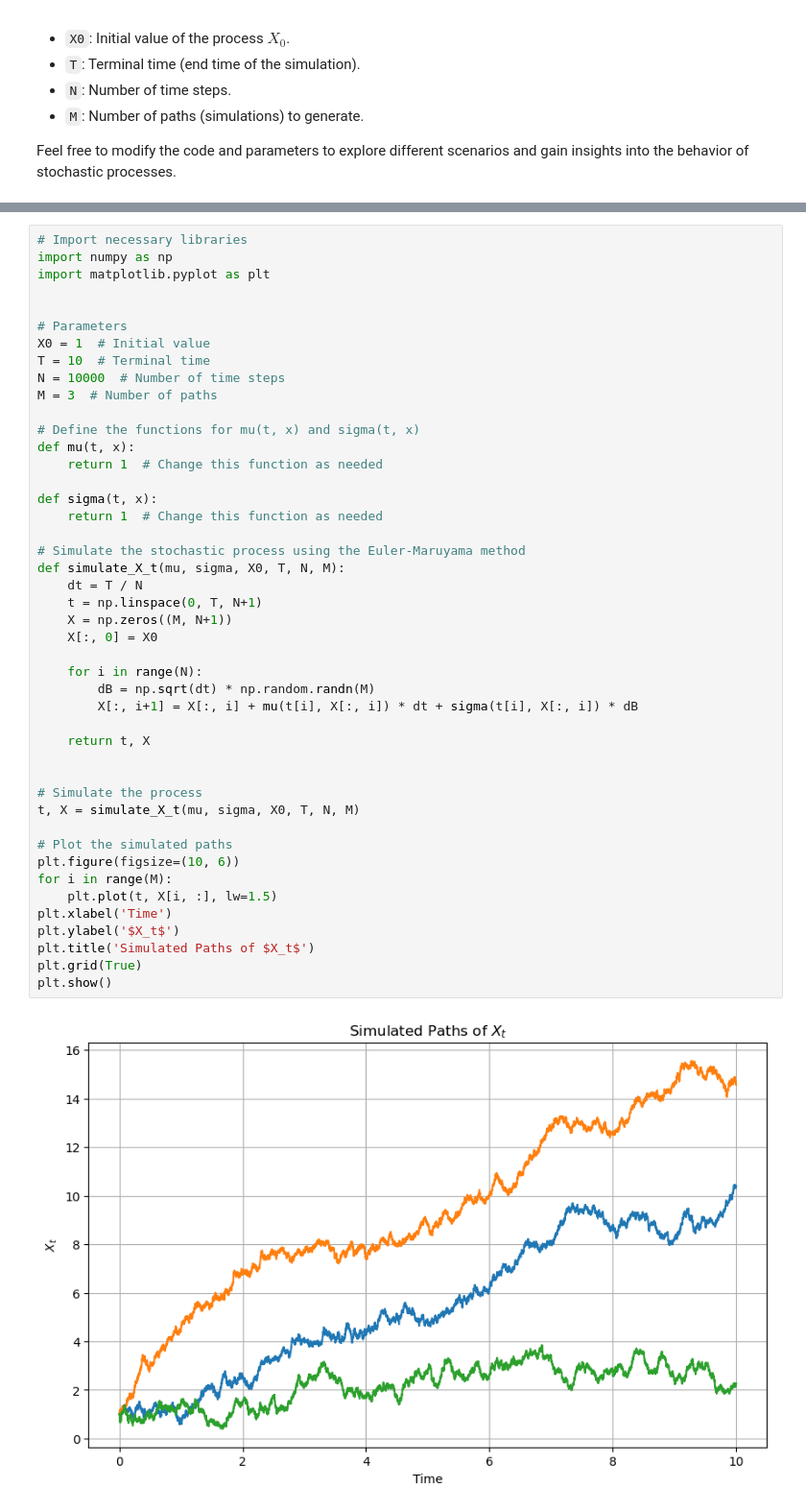
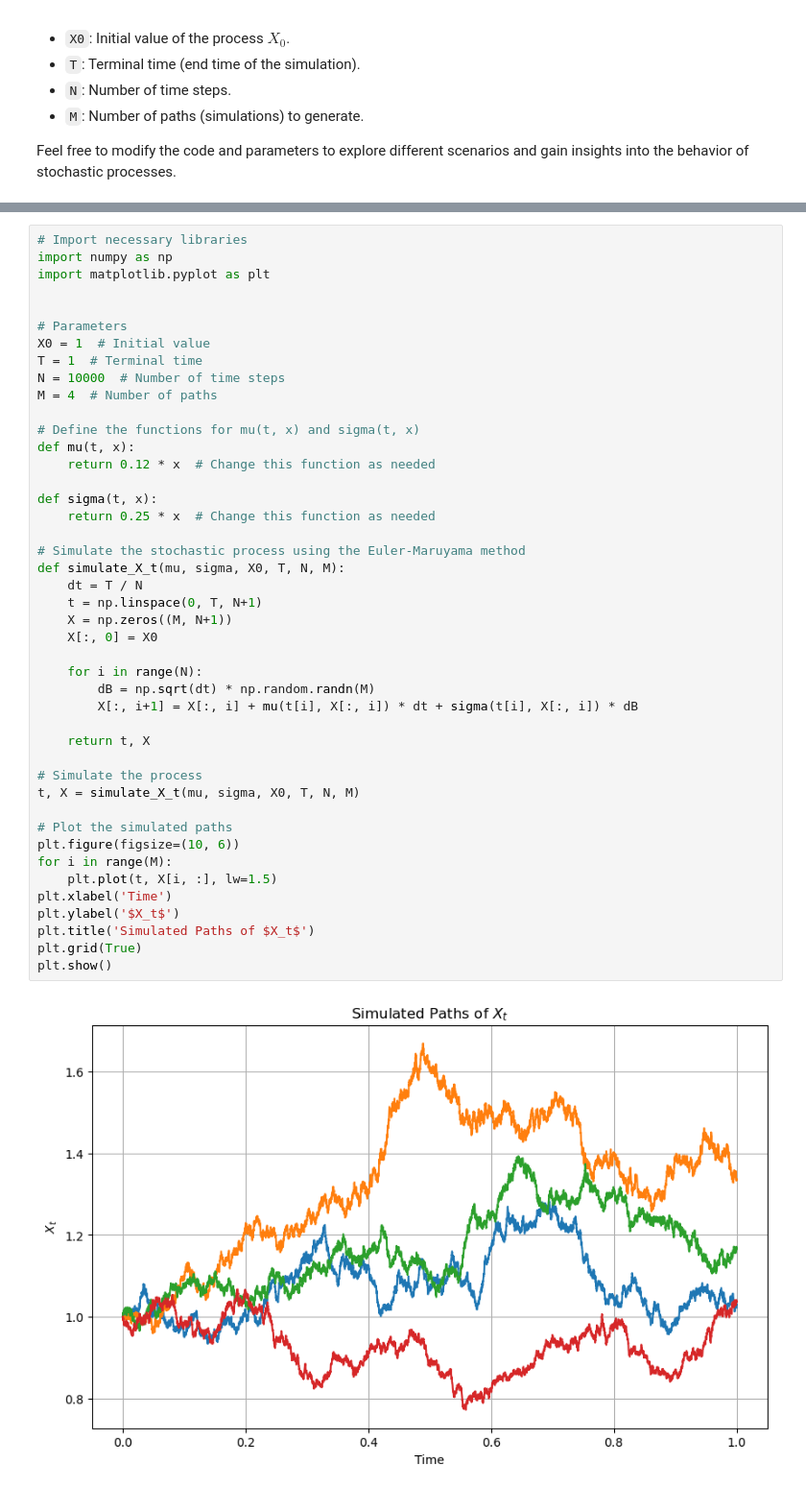
Before and after one commit to AlbertH0ng/learn-g-expectation, a Jupyter notebook: positionValueDemo.ipynb, the cells around one changed output, grey strips where cells are left out. Shown at 96% size. Drawn from its saved outputs; the diff is of its cells as text.

```diff
--- a/positionValueDemo.ipynb
+++ b/positionValueDemo.ipynb
@@ -26,42 +40,41 @@ import matplotlib.pyplot as plt
 
 # Parameters
 X0 = 1  # Initial value
-T = 10  # Terminal time
+T = 1  # Terminal time
 N = 10000  # Number of time steps
-M = 3  # Number of paths
+M = 4  # Number of paths
 
 # Define the functions for mu(t, x) and sigma(t, x)
 def mu(t, x):
-    return 1  # Change this function as needed
+    return 0.12 * x  # Change this function as needed
 
 def sigma(t, x):
-    return 1  # Change this function as needed
+    return 0.25 * x  # Change this function as needed
 
 # Simulate the stochastic process using the Euler-Maruyama method
 def simulate_X_t(mu, sigma, X0, T, N, M):
     dt = T / N
     t = np.linspace(0, T, N+1)
     X = np.zeros((M, N+1))
     X[:, 0] = X0
 
     for i in range(N):
         dB = np.sqrt(dt) * np.random.randn(M)
         X[:, i+1] = X[:, i] + mu(t[i], X[:, i]) * dt + sigma(t[i], X[:, i]) * dB
 
     return t, X
 
-
 # Simulate the process
 t, X = simulate_X_t(mu, sigma, X0, T, N, M)
 
 # Plot the simulated paths
 plt.figure(figsize=(10, 6))
 for i in range(M):
     plt.plot(t, X[i, :], lw=1.5)
 plt.xlabel('Time')
 plt.ylabel('$X_t$')
 plt.title('Simulated Paths of $X_t$')
 plt.grid(True)
 plt.show()
 # %% [output]
-[figure, old version]
+[figure, new version]
```
Also changed, not shown: parts of 3 cells of this notebook, 28 other files.
